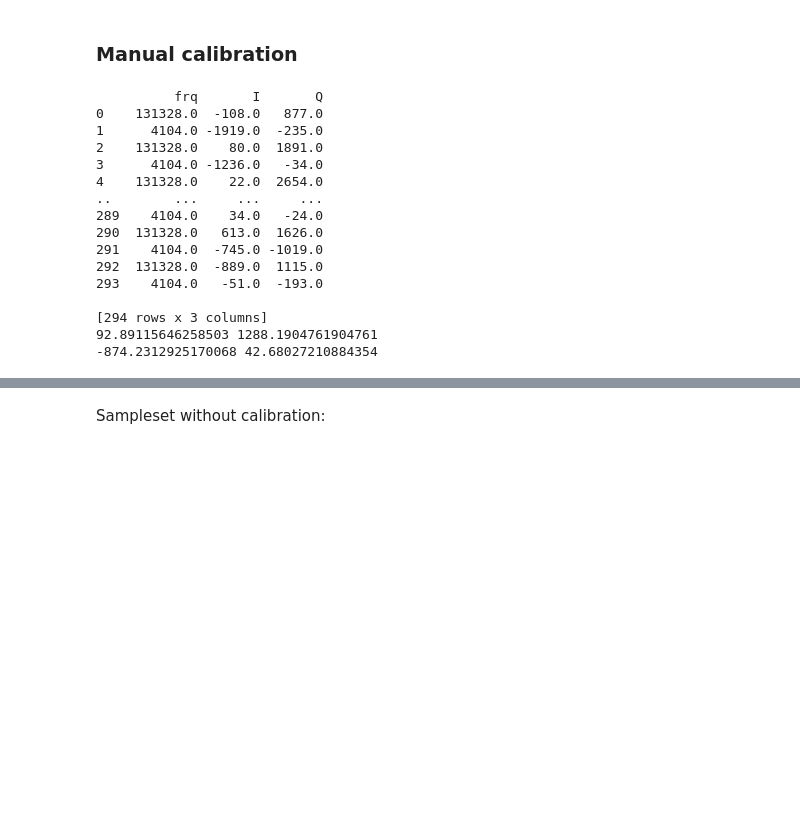
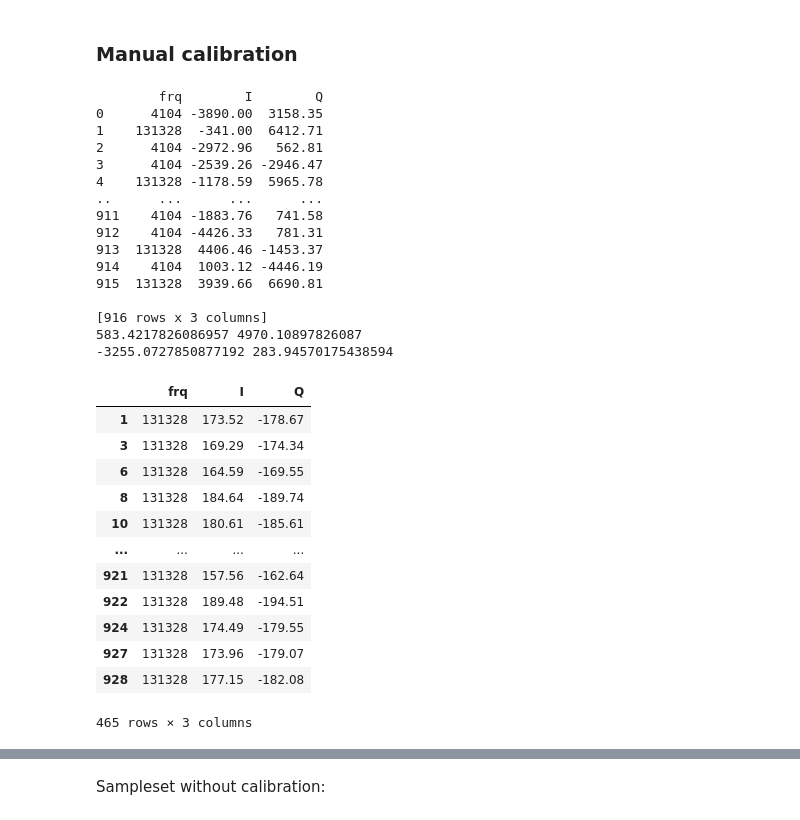
Before and after one commit to oscaroflores/BioZ_Research_Scripts, a Jupyter notebook: assessment_32655.ipynb, the cells around one changed output, grey strips where cells are left out. Cells and saved outputs as stored; diff of their text form; code cells hidden in the pictures; blank space fills up the shorter version.

```diff
--- a/assessment_32655.ipynb
+++ b/assessment_32655.ipynb
@@ -27,7 +28,7 @@ vref = 1
 bioz_gain = 10
 i_mag = 45.249e-6
 
-df = pd.read_csv("logs_32655-system/calibration/offsets.txt", sep=" ")
+df = pd.read_csv("logs_32655-system/calibration/offsets_pt3.txt", sep=" ")
 df_131k = df[df["frq"] == 131328.0]
 df_4k = df[df["frq"] == 4104.0]
 
@@ -41,19 +42,41 @@ Q_offset_4k = df_4k["Q"].mean()
 print(I_offset_131k, Q_offset_131k)
 print(I_offset_4k, Q_offset_4k)
 # %% [output]
-          frq       I       Q
-0    131328.0  -108.0   877.0
-1      4104.0 -1919.0  -235.0
-2    131328.0    80.0  1891.0
-3      4104.0 -1236.0   -34.0
-4    131328.0    22.0  2654.0
-..        ...     ...     ...
-289    4104.0    34.0   -24.0
-290  131328.0   613.0  1626.0
-291    4104.0  -745.0 -1019.0
-292  131328.0  -889.0  1115.0
-293    4104.0   -51.0  -193.0
+        frq        I        Q
+0      4104 -3890.00  3158.35
+1    131328  -341.00  6412.71
+2      4104 -2972.96   562.81
+3      4104 -2539.26 -2946.47
+4    131328 -1178.59  5965.78
+..      ...      ...      ...
+911    4104 -1883.76   741.58
+912    4104 -4426.33   781.31
+913  131328  4406.46 -1453.37
+914    4104  1003.12 -4446.19
+915  131328  3939.66  6690.81
 
-[294 rows x 3 columns]
-92.89115646258503 1288.1904761904761
--874.2312925170068 42.68027210884354
+[916 rows x 3 columns]
+583.4217826086957 4970.10897826087
+-3255.0727850877192 283.94570175438594
+# %%
+df = pd.read_csv("logs_32655-system/calibration/measure_resistor_inphase_3.txt", sep=" ")
+
+
+df_131k = df[df["frq"] == 131328.0]
+
+
+df_131k
+# %% [output]
+|  | frq | I | Q |
+| 1 | 131328 | 173.52 | -178.67 |
+| 3 | 131328 | 169.29 | -174.34 |
+| 6 | 131328 | 164.59 | -169.55 |
+| 8 | 131328 | 184.64 | -189.74 |
+| 10 | 131328 | 180.61 | -185.61 |
+| ... | ... | ... | ... |
+| 921 | 131328 | 157.56 | -162.64 |
+| 922 | 131328 | 189.48 | -194.51 |
+| 924 | 131328 | 174.49 | -179.55 |
+| 927 | 131328 | 173.96 | -179.07 |
+| 928 | 131328 | 177.15 | -182.08 |
+465 rows × 3 columns
```
Also changed, not shown: parts of 19 cells of this notebook, 34 other files.
